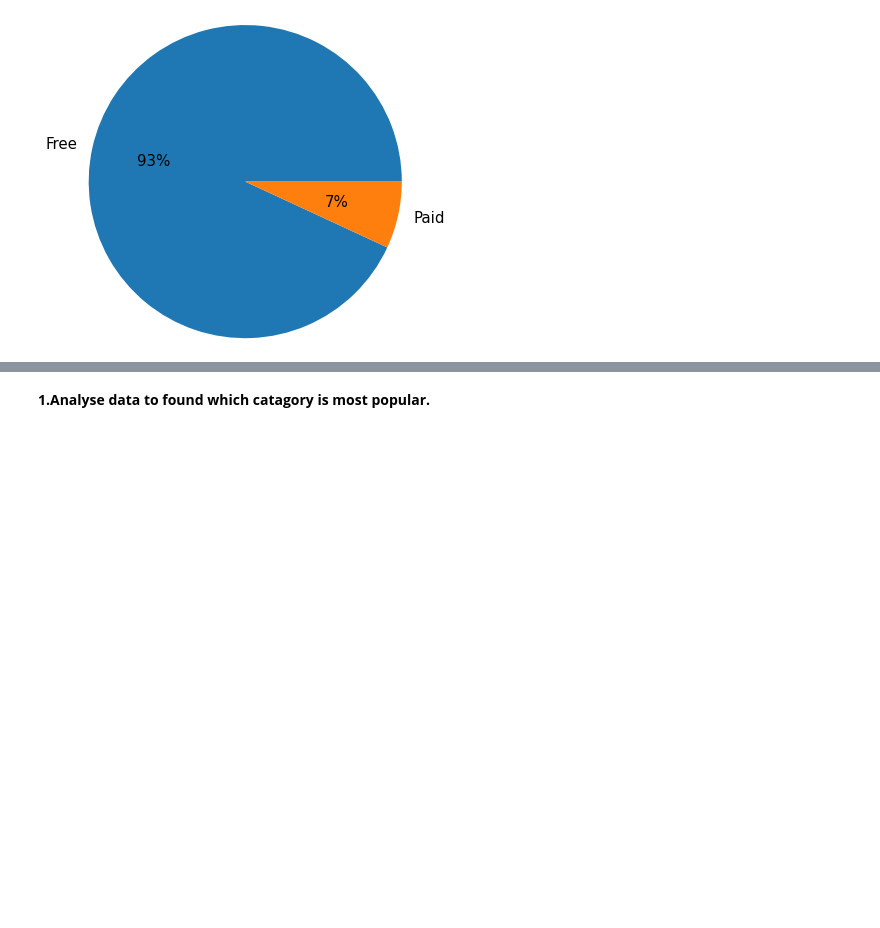
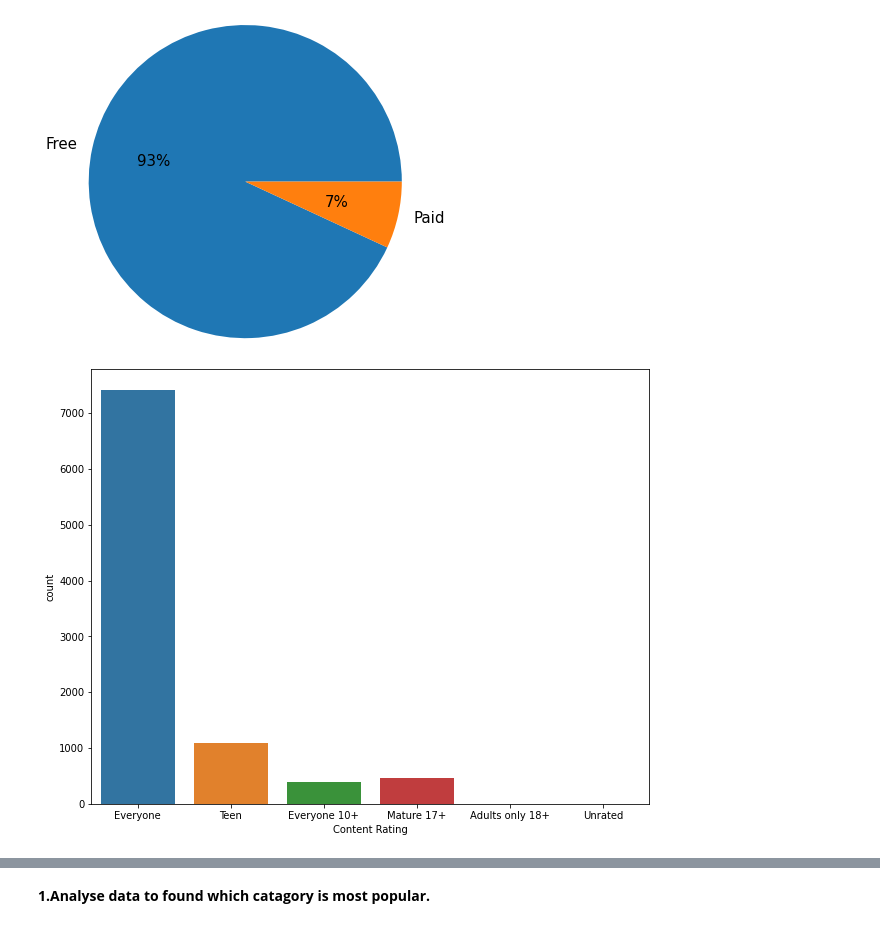
Before and after one commit to Rushikesh3005/Google-Play-Store-analysis, a Jupyter notebook: Google_Play_Store_Analysis_.ipynb, the cells around one changed output, grey strips where cells are left out. Cells and saved outputs as stored; diff of their text form; code cells hidden in the pictures; blank space fills up the shorter version.

```diff
--- a/Google_Play_Store_Analysis_.ipynb
+++ b/Google_Play_Store_Analysis_.ipynb
@@ -52,7 +52,7 @@ drive.mount('/content/mydrive')
 # %% [output]
 Mounted at /content/mydrive
 # %%
-df1=pd.read_csv('/content/mydrive/MyDrive/Almabetter/Copy of Play Store Data.csv')
+df1=pd.read_csv('/content/mydrive/MyDrive/ML PROJECTS/EDA on gooogle play store data/Copy of Play Store Data.csv')
 # %%
 df1
 # %% [output]
@@ -116,3 +116,8 @@ plt.pie(y, labels = mylabels,radius = 1.8,textprops =textprops,autopct='%.0f%%')
 plt.show()
 # %% [output]
 [figure]
+# %%
+plt.figure(figsize=(10,8))
+ax = sns.countplot(x="Content Rating", data=df1 )
+# %% [output]
+[figure, added]
```
Also changed, not shown: parts of 5 cells of this notebook.
